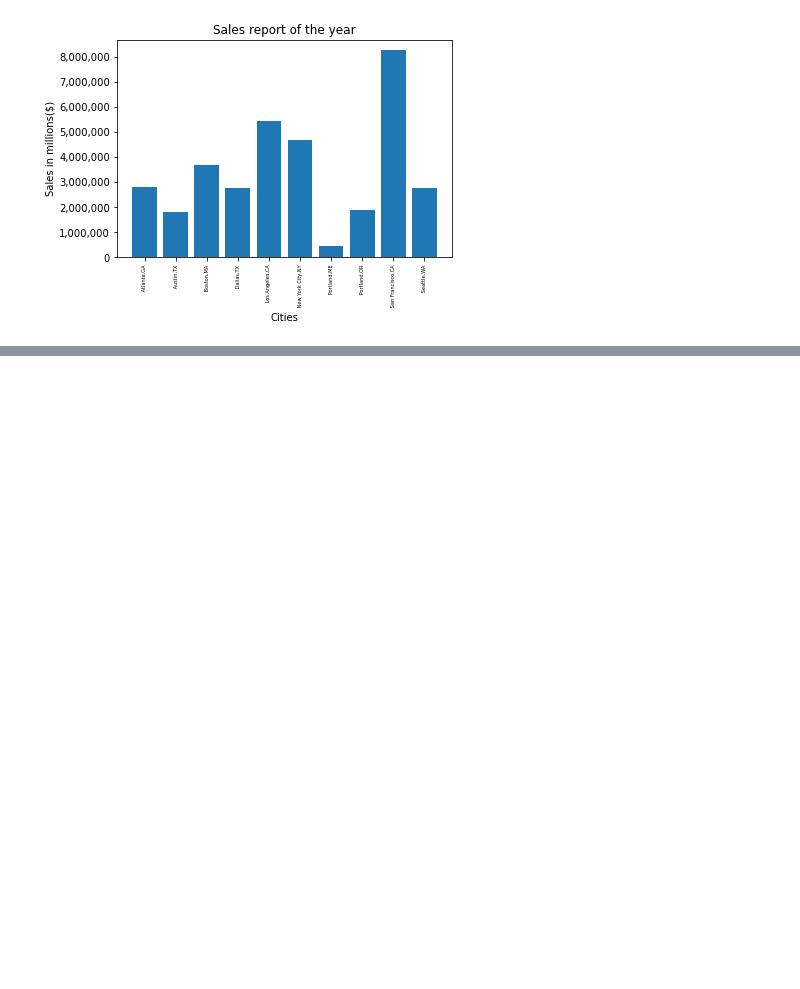
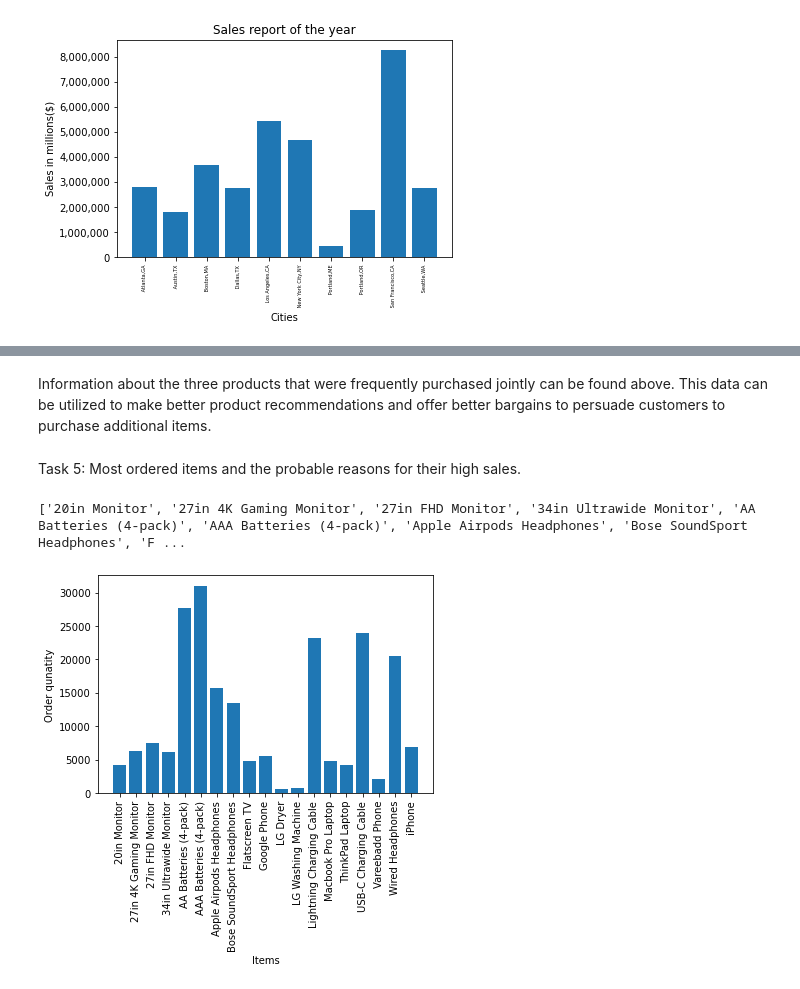
Before and after one commit to manikantabadugu/Sales_data_analysis, a Jupyter notebook: Sales analysis.ipynb, the cells around one changed output, grey strips where cells are left out. Drawn from its saved outputs; the diff is of its cells as text; code cells hidden in the pictures; blank space fills up the shorter version.

```diff
--- a/Sales analysis.ipynb
+++ b/Sales analysis.ipynb
@@ -147,0 +186,5 @@ Text(0.5, 1.0, 'Sales report of the year')
+# %%
+df= all_data[all_data['Order ID'].duplicated(keep=False)]
+df['Grouped']= df.groupby('Order ID')['Product'].transform(lambda x:','.join(x))
+df=df[['Order ID','Grouped']].drop_duplicates()
+df.head(10)
@@ -147,0 +252,17 @@ Text(0.5, 1.0, 'Sales report of the year')
+# %% [markdown]
+Information about the three products that were frequently purchased jointly can be found above. This data can be utilized to make better product recommendations and offer better bargains to persuade customers to purchase additional items.
+# %% [markdown]
+Task 5: Most ordered items and the probable reasons for their high sales.
+# %%
+items = all_data.groupby('Product')
+quantity_of_ordered_items = items.sum()['Quantity Ordered']
+
+items_list = [item for item, df in items]
+plt.bar(items_list, quantity_of_ordered_items)
+plt.xticks(items_list,rotation=90)
+plt.ylabel('Order qunatity')
+plt.xlabel('Items')
+plt.show()
+# %% [output]
+['20in Monitor', '27in 4K Gaming Monitor', '27in FHD Monitor', '34in Ultrawide Monitor', 'AA Batteries (4-pack)', 'AAA Batteries (4-pack)', 'Apple Airpods Headphones', 'Bose SoundSport Headphones', 'F ...
+[figure, added]
```
Also changed, not shown: parts of 22 cells of this notebook, 2 other files.
